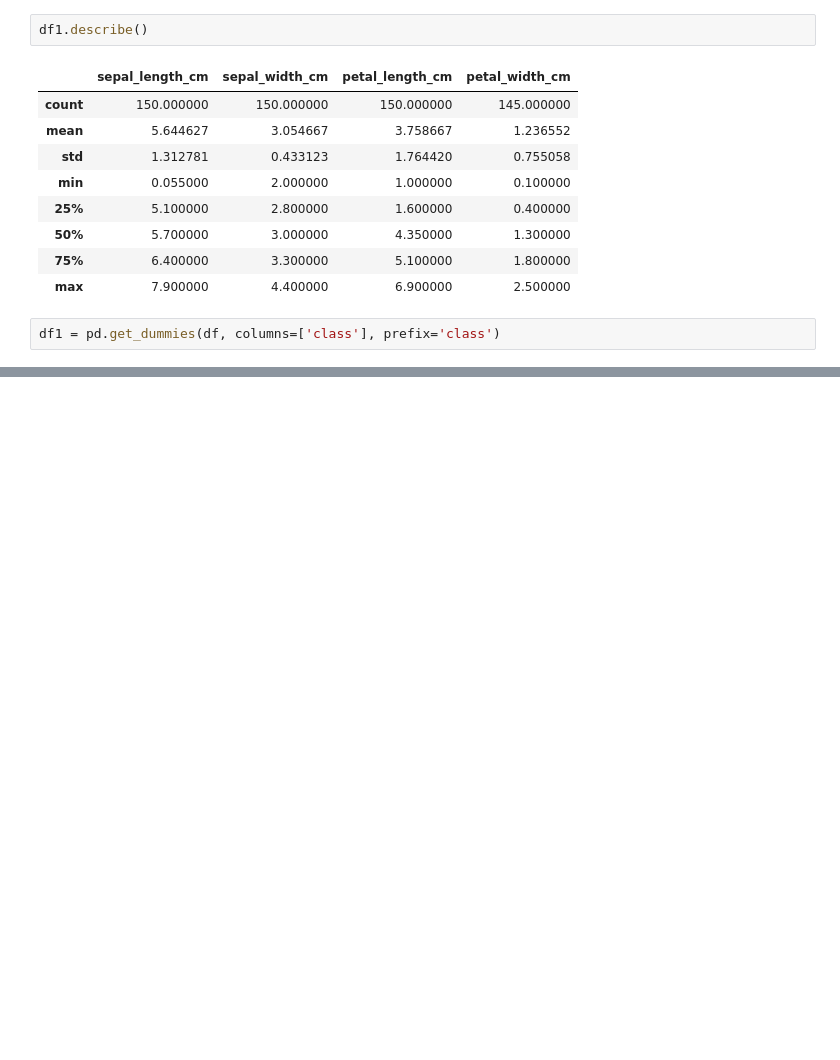
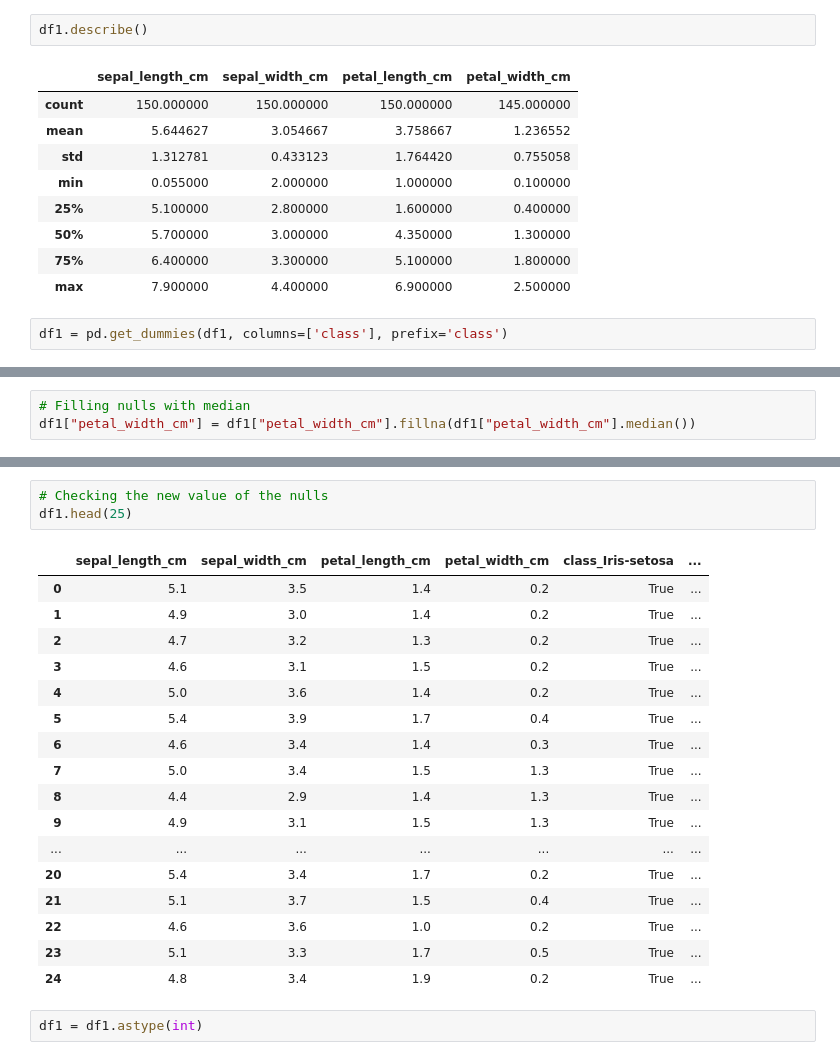
Before and after one commit to martingonzalezr001/dataptmad0924_labs, a Jupyter notebook: module-3/data-cleaning-challenge/notebooks/Cleaning-Bonus-Challenge.ipynb, the cells around one changed output, grey strips where cells are left out. Cells and saved outputs as stored; diff of their text form; blank space fills up the shorter version.

```diff
--- a/module-3/data-cleaning-challenge/notebooks/Cleaning-Bonus-Challenge.ipynb
+++ b/module-3/data-cleaning-challenge/notebooks/Cleaning-Bonus-Challenge.ipynb
@@ -84,4 +91,4 @@ df1.describe()
 | 75% | 6.400000 | 3.300000 | 5.100000 | 1.800000 |
 | max | 7.900000 | 4.400000 | 6.900000 | 2.500000 |
 # %%
-df1 = pd.get_dummies(df, columns=['class'], prefix='class')
+df1 = pd.get_dummies(df1, columns=['class'], prefix='class')
@@ -89,0 +127,3 @@ NameError: name 'df' is not defined
+# %%
+# Filling nulls with median
+df1["petal_width_cm"] = df1["petal_width_cm"].fillna(df1["petal_width_cm"].median())
@@ -89,0 +146,23 @@ NameError: name 'df' is not defined
+# %%
+# Checking the new value of the nulls
+df1.head(25)
+# %% [output]
+|  | sepal_length_cm | sepal_width_cm | petal_length_cm | petal_width_cm | class_Iris-setosa | ... |
+| 0 | 5.1 | 3.5 | 1.4 | 0.2 | True | ... |
+| 1 | 4.9 | 3.0 | 1.4 | 0.2 | True | ... |
+| 2 | 4.7 | 3.2 | 1.3 | 0.2 | True | ... |
+| 3 | 4.6 | 3.1 | 1.5 | 0.2 | True | ... |
+| 4 | 5.0 | 3.6 | 1.4 | 0.2 | True | ... |
+| 5 | 5.4 | 3.9 | 1.7 | 0.4 | True | ... |
+| 6 | 4.6 | 3.4 | 1.4 | 0.3 | True | ... |
+| 7 | 5.0 | 3.4 | 1.5 | 1.3 | True | ... |
+| 8 | 4.4 | 2.9 | 1.4 | 1.3 | True | ... |
+| 9 | 4.9 | 3.1 | 1.5 | 1.3 | True | ... |
+| ... | ... | ... | ... | ... | ... | ... |
+| 20 | 5.4 | 3.4 | 1.7 | 0.2 | True | ... |
+| 21 | 5.1 | 3.7 | 1.5 | 0.4 | True | ... |
+| 22 | 4.6 | 3.6 | 1.0 | 0.2 | True | ... |
+| 23 | 5.1 | 3.3 | 1.7 | 0.5 | True | ... |
+| 24 | 4.8 | 3.4 | 1.9 | 0.2 | True | ... |
+# %%
+df1 = df1.astype(int)
```
Also changed, not shown: parts of 9 cells of this notebook.
